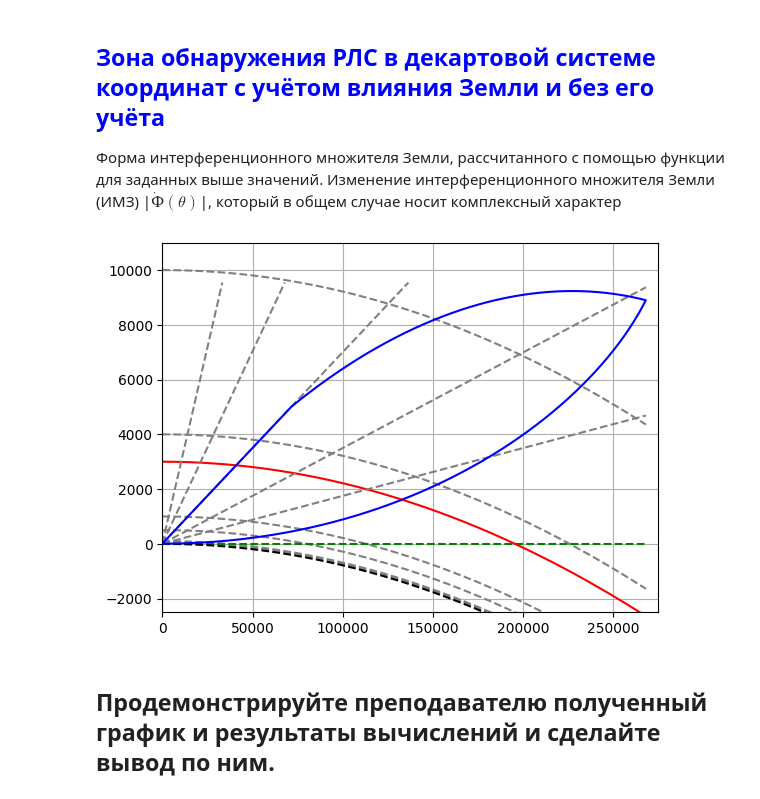
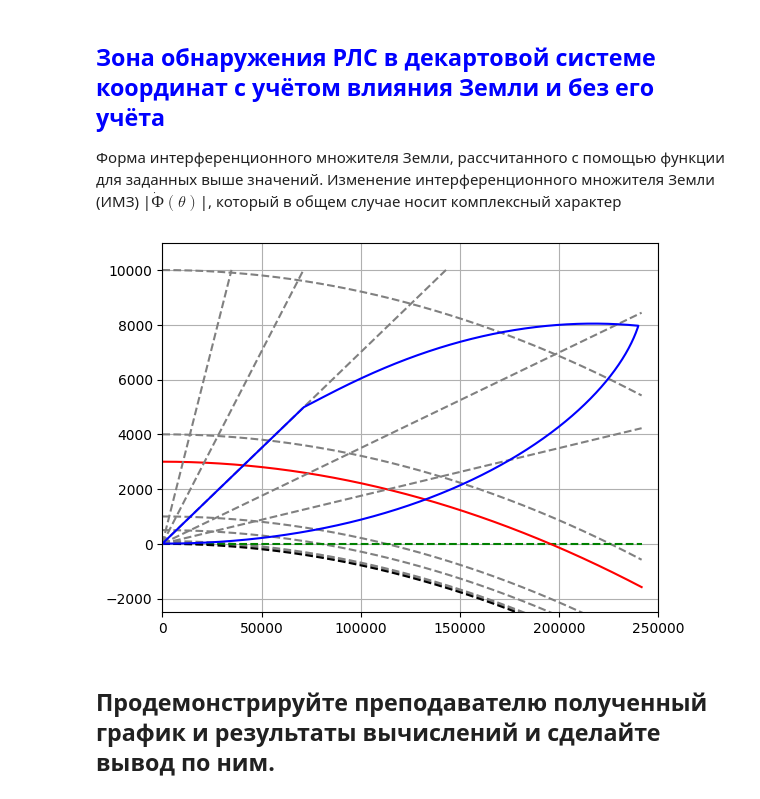
Before and after one commit to Gnom431/Open_ASSN, a Jupyter notebook: АССН_1_рлс.ipynb, the cells around one changed output. Saved outputs shown, nothing was run; the diff lists cells and outputs as text; code cells hidden in the pictures.

```diff
--- a/АССН_1_рлс.ipynb
+++ b/АССН_1_рлс.ipynb
@@ -309,6 +309,7 @@ Qr = 3.7 #эффективной площади рассеивания ВО (э
 
 T = -2 + 273 #Температура откружающей среды в Кельвинах
 
-r_max_0 = sqrt(sqrt((2*P_cp*t_n*G_m*Qr*A_max_pered)/((4*pi)*(4*pi)*a_p*q_0**2*k_sh*k*T)))
+r_max_0 = ((2*P_cp*t_n*G_m*Qr*A_max_prm)/((4*pi)*(4*pi)*a_p*q_0**2*k_sh*k*T))**(1/4)
 print( "Максимальная дальность обнаружения без потерь: " + str(r_max_0/1000) + " км")
+#1090 должно быть
 # %% [output]
@@ -352,7 +353,7 @@ plt.plot(xf2, yf2, color="blue")
 
 r_max = 0
 for i in range(100000, int(r_max_0*0.6)): #в диапозоне от 100 км до ок.600 км
-    if abs(yf1[i] - yf2[i]) < 0.0005: #играться с точностью если нет значений
+    if abs(yf1[i] - yf2[i]) < 0.0015: #играться с точностью если нет значений
         print(xf2[i])
         r_max = xf2[i]
 plt.ylim(0, r_max_0/1000)
@@ -439,16 +518,19 @@ $$
 from numpy import sqrt, cos, degrees, angle, pi
 h = 7 # столбец " K "
 j = 1j
+# удельная проводимость атмосферы, См/м
+qr1 = 0.0
 #Удельная проводимость среды
 qr2 = 0.1 # столбец " AA "
 #Волновое число
 k0 = (2*pi)/ly
 #Круговая частота
-w_round = (2 * pi * 3*10**8)/ly
+w_round = 2 * pi * 3*(10**8)/ly
 #Относительная магнитная проницаемость среды
 e_0 = (10**(-9))/(36 * pi)
 #Магнитная постоянная вакуума
 u_0 = 4*pi*10**(-7)
+u_0 = 4 * pi * 1e-7     # магнитная постоянная, Гн/м
 #Относительная диэлектрическая проницаемость атмосферы
 e_1 = 1
 #Относительная диэлектрическая проницаемость подстилающей поверхности
@@ -458,7 +540,6 @@ e_a1 = e_0 * e_1
 #Абсолютная диэлектрическая проницаемость подстилающей поверхности
 e_a2 = e_0 * e_2
 #Удельная проводимость атмосферы
-qr1 = 0.0                  # удельная проводимость атмосферы, См/м
 #Относительная магнитная проницаемость атмосферы
 u_a1 = 1
 #Относительная магнитная проницаемость подстилающей поверхности
@@ -472,22 +553,20 @@ dot_e_a1 = e_a1 - j * (qr1/w_round)
 dot_e_a2 = e_a2 - j * (qr2/w_round)
 
 #Комплексный коэффициент фазы
-dot_k1 = w_round  * sqrt(dot_e_a1 * u_a1A)
-dot_k2 = w_round  * sqrt(dot_e_a2 * u_a2A)
-
+dot_k1 = w_round * sqrt(dot_e_a1 * u_a1A)
+dot_k2 = w_round * sqrt(dot_e_a2 * u_a2A)
 
 
 xf0=[]
 yf0=[]
-pravka = radians(1)
-for e_g  in range(int(e_min*10000), int(e_max*10000), 1):
-    e = e_g/10000
+for e_g  in range(0, int(e_max*100000)+1, 1):
+    e = e_g/100000
     #для горизонтальной поляризации
     #dot_R =  (u_a2A*dot_k1*sin(e) - u_a1A*sqrt(dot_k2**2 - (dot_k1**2)*(cos(e)**2))/(u_a2A*dot_k1*sin(e) + u_a1A*sqrt(dot_k2**2 - (dot_k1**2)*(cos(e)**2))))
     #B_r = 2 * pi - angle(dot_R) #горизонталная  =  B_r = radians(360)-radians(dot_R_r)
 
     #для вертикальной поляризации
-    dot_R =  (dot_e_a2*dot_k1*sin(e) - dot_e_a1*sqrt(dot_k2**2 - (dot_k1**2)*(cos(e)**2))/(dot_e_a2*dot_k1*sin(e) + dot_e_a1*sqrt(dot_k2**2 - (dot_k1**2)*(cos(e)**2))))
+    dot_R =  (dot_e_a2*dot_k1*sin(e) - dot_e_a1*sqrt(dot_k2**2 - (dot_k1**2)*(cos(e)**2))) /(dot_e_a2*dot_k1*sin(e) + dot_e_a1*sqrt(dot_k2**2 - (dot_k1**2)*(cos(e)**2)))
     B_r = angle(dot_R)          #вертикальная =  B_r = radians(dot_R_r)
     E = sqrt(1 + abs(dot_R)**2 + 2*abs(dot_R) * cos(2*k0*h*sin(e) + B_r))
     xf0.append(degrees(e))
@@ -515,7 +594,7 @@ for e_g  in range(0, 90000, 1):
     #B_r = 2 * pi - angle(dot_R) #горизонталная  =  B_r = radians(360)-radians(dot_R_r)
 
     #для вертикальной поляризации
-    dot_R =  (dot_e_a2*dot_k1*sin(e) - dot_e_a1*sqrt(dot_k2**2 - (dot_k1**2)*(cos(e)**2))/(dot_e_a2*dot_k1*sin(e) + dot_e_a1*sqrt(dot_k2**2 - (dot_k1**2)*(cos(e)**2))))
+    dot_R =  (dot_e_a2*dot_k1*sin(e) - dot_e_a1*sqrt(dot_k2**2 - (dot_k1**2)*(cos(e)**2)))/(dot_e_a2*dot_k1*sin(e) + dot_e_a1*sqrt(dot_k2**2 - (dot_k1**2)*(cos(e)**2)))
     B_r = angle(dot_R)          #вертикальная =  B_r = radians(dot_R_r)
     E = sqrt(1 + abs(dot_R)**2 + 2*abs(dot_R) * cos(2*k0*h*sin(e) + B_r))
 
@@ -525,8 +604,8 @@ for e_g  in range(0, 90000, 1):
             x_maxE.append(x_max[i]*E)
             y_maxE.append(y_max[i]*E)
             i+=1
-plt.ylim(0, 9500)
-plt.xlim(0, 275000)
+plt.ylim(0, 10000)
+plt.xlim(0, 280000)
 plt.plot(x_maxE, y_maxE, color='blue')
 plt.grid()
 plt.show()
@@ -586,9 +665,9 @@ alt_max = 0
 long_max = 0
 for i in range(0, len(x_maxE), 1):
     if alt_max < y_maxE[i]+h:
-        alt_max=y_maxE[i]+h+500
+        alt_max=y_maxE[i]+h+10000
     if long_max < x_maxE[i]+h:
-        long_max = x_maxE[i]+h+500
+        long_max = x_maxE[i]+h+10000
 
 for xt in range(0, int(long_max), 10):
     x.append(xt)
@@ -611,34 +690,34 @@ for xt in range(0, int(long_max), 10):
         y2g.append(tan(radians(2))*xt+h)
     if tan(radians(4))*xt+h < alt_max:
         x4g.append(xt)
         y4g.append(tan(radians(4))*xt+h)
     if tan(radians(8))*xt+h < alt_max:
         x8g.append(xt)
         y8g.append(tan(radians(8))*xt+h)
     if tan(radians(16))*xt+h < alt_max:
         y16g.append(tan(radians(16))*xt+h)
         x16g.append(xt)
 
 plt.plot(x, y50, color='grey', linestyle='--')
 plt.plot(x, y100, color='grey', linestyle='--')
 plt.plot(x, y500, color='grey', linestyle='--')
 plt.plot(x, y1000, color='grey', linestyle='--')
 plt.plot(x, y4000, color='grey', linestyle='--')
 plt.plot(x, y10000, color='grey', linestyle='--')
 plt.plot([0, long_max], [h, h], color='green', label=" Высота антены", linestyle='--')
 plt.plot(x, y3, color='black', label="Земля (без рефракции)", linestyle='--')
 plt.plot(x, yVH, color='red', label=(str(view_height)+"м"))
 plt.plot(x1g, y1g, color='grey', label="Сетка углов", linestyle='--')
 plt.plot(x2g, y2g, color='grey', linestyle='--')
 plt.plot(x4g, y4g, color='grey', linestyle='--')
 plt.plot(x8g, y8g, color='grey', linestyle='--')
 plt.plot(x16g, y16g, color='grey', linestyle='--')
 plt.plot(x_maxEh, y_maxEh, color='blue', label=" Зона локации")
 plt.ylim(-2500, 11000) #обрезка по y
-plt.xlim(0, 275000) #обрезка по x
+plt.xlim(0, 250000) #обрезка по x
 plt.grid()
 plt.show()
 # %% [output]
-[figure, old version]
+[figure, new version]
 # %% [markdown]
 ## Продемонстрируйте преподавателю полученный график и результаты вычислений и сделайте вывод по ним.
```
Also changed, not shown: parts of 11 cells of this notebook.
